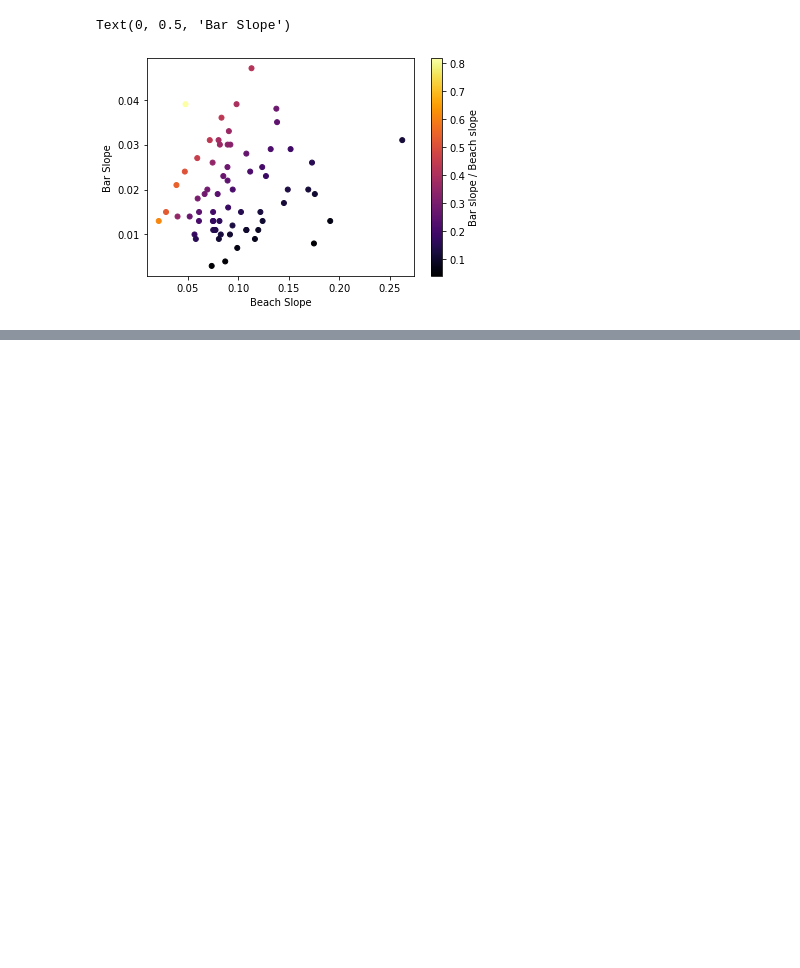
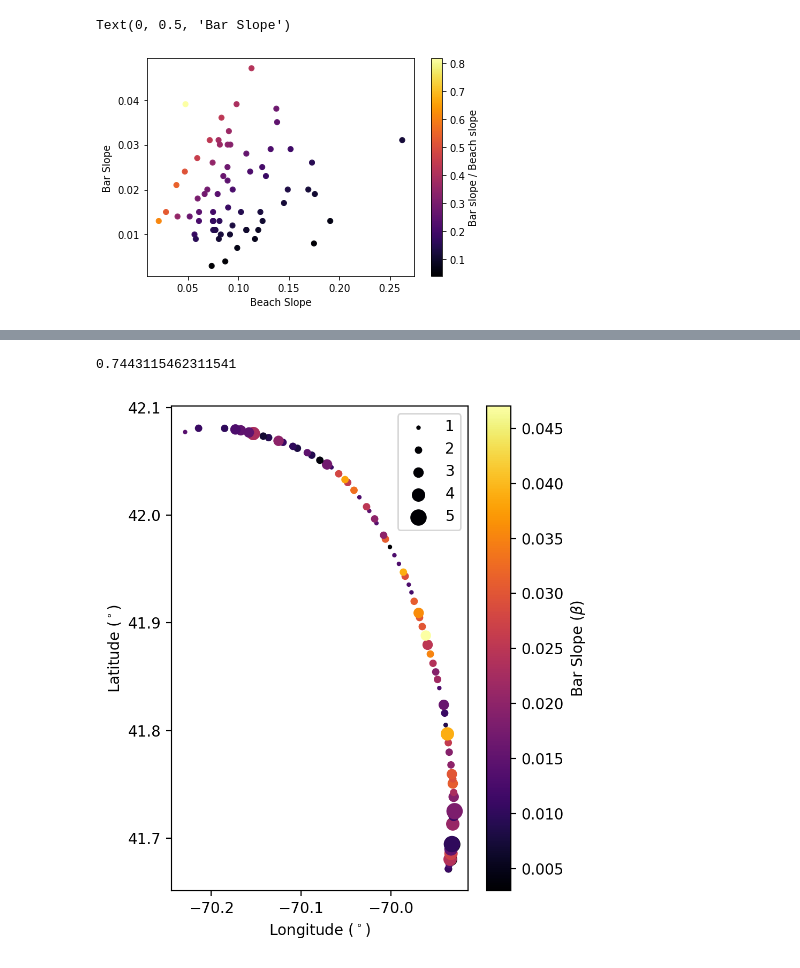
Before and after one commit to csherwood-usgs/runup, a Jupyter notebook: cc_profile_plots.ipynb, the cells around one changed output, grey strips where cells are left out. Saved outputs shown, nothing was run; the diff lists cells and outputs as text; code cells hidden in the pictures; blank space fills up the shorter version.

```diff
--- a/cc_profile_plots.ipynb
+++ b/cc_profile_plots.ipynb
@@ -237,22 +285,34 @@ plt.title('Number of Bars')
 # %%
 # xfac is crude aspect ratio for lat/lon plot
 xfac=np.cos(41.9*np.pi/180)
 print(xfac)
 ysize = 6
 xsize = xfac*ysize
 # get rid of a few big slopes
 ok = np.argwhere(bs1<=.08)
 
 fig = plt.figure(figsize=(xsize,ysize), dpi=200)
+plt.scatter(lon[18],lat[18],4*nb[18]**2,bs1[18],cmap='inferno', label='1')
+plt.scatter(lon[0],lat[0],4*nb[0]**2,bs1[0],cmap='inferno', label='2')
+plt.scatter(lon[7],lat[7],4*nb[7]**2,bs1[7],cmap='inferno', label='3')
+plt.scatter(lon[2],lat[2],4*nb[2]**2,bs1[2],cmap='inferno', label='4')
+plt.scatter(lon[5],lat[5],4*nb[5]**2,bs1[5],cmap='inferno', label='5')
+
+
+# for i, numbar in enumerate(nb):
+#     plt.text(lon[i]+.008,lat[i]+.005,str(numbar))
 plt.scatter(lon[ok],lat[ok],4*nb[ok]**2,bs1[ok],cmap='inferno')
-for i, numbar in enumerate(nb):
-    plt.text(lon[i]+.008,lat[i]+.005,str(numbar))
+
 cbar = plt.colorbar()
 plt.xlabel(r'Longitude ($^\circ$)')
 plt.ylabel(r'Latitude ($^\circ$)')
 plt.xticks(np.arange(-70.2, -69.9,.1))
-cbar.ax.set_ylabel(r'Bar Slope (tan$\beta$)', rotation=90)
-plt.savefig("C:/crs/proj/2022_Runup/cc_bar_slope_nbars.svg", dpi=200)
+cbar.ax.set_ylabel(r'Bar Slope ($\beta$)', rotation=90)
+plt.legend()
+plt.savefig(drv+'crs/proj/2022_Runup/cc_bar_slope_nbars.svg', dpi=200)
+# %% [output]
+0.7443115462311541
+[figure, added]
 # %%
 # is there a correlation between slope and number of bars
 plt.plot(nb,bs1,'.')
```
Also changed, not shown: parts of 13 cells of this notebook, 3 other files.
